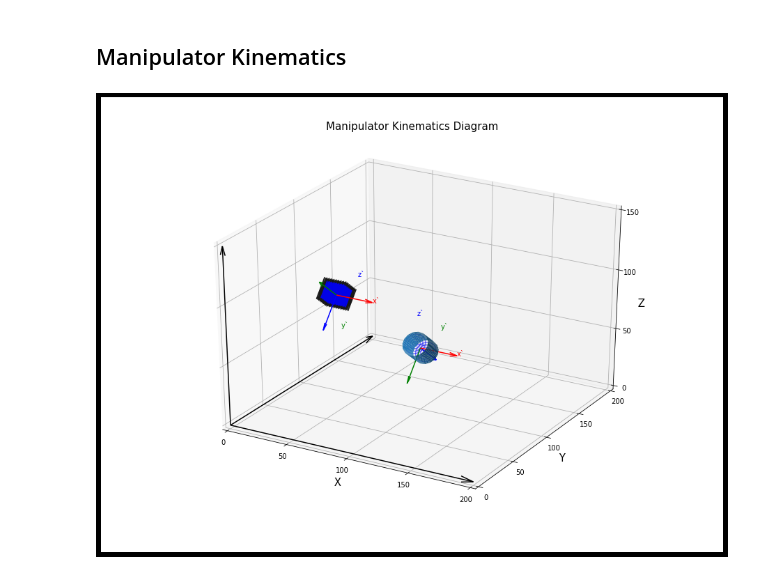
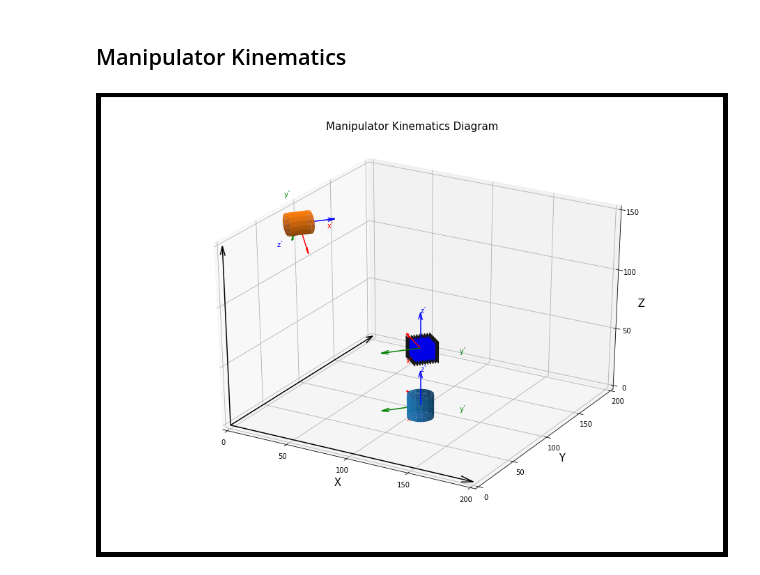
Before and after one commit to Mafeuz/Robotics, a Jupyter notebook: Manipulator Kinematics/Manipulator Kinematics.ipynb, the cells around one changed output. Saved outputs shown, nothing was run; the diff lists cells and outputs as text; code cells hidden in the pictures.

Commit message:
adjust diagram example

```diff
--- a/Manipulator Kinematics/Manipulator Kinematics.ipynb
+++ b/Manipulator Kinematics/Manipulator Kinematics.ipynb
@@ -53,36 +53,47 @@ for i in range(0, 3600, 5):
 
     # Cylinder:
     cX = 100; cY = 100; cZ = 50
     radius = 10
     height = 20
     angle = (0,0,0)
     L = 20
 
     cX = 100; cY = 100; cZ = 50
 
-    Ut3D.drawCylinder(ax, cX, cY, cZ, radius, height, (90+i,0,0))
-    Ut3D.drawFrameAxis(ax, cX, cY, cZ, -1, (i,0,0))
+    Ut3D.drawCylinder(ax, cX, cY, 0, radius, height, (0,0,i))
+    Ut3D.drawFrameAxis(ax, cX, cY, 0, 1, (0,0,i))
 
-    Ut3D.drawCube(ax, 30, cY, 80, L, (i,0,0))
-    Ut3D.drawFrameAxis(ax, 30, cY, 80, 1, (i,0,0))
+    Ut3D.drawCube(ax, cX, cY, 50, L, (0,0,i))
+    Ut3D.drawFrameAxis(ax, cX, cY, 50, 1, (0,0,i))
+
+    RX, RY, RZ = (0,0,i)
+    linkLenght = 2*i
+    lcX, lcY, lcZ = Ut3D.Rot(RX, RY, RZ).dot(np.array([linkLenght, 0, 0]))
+
+    lcX = lcX + cX
+    lcY = lcY + cY
+    lcZ = lcZ + cZ
+
+    Ut3D.drawCylinder(ax, lcX, lcY, lcZ, radius, height, (90,i,i))
+    Ut3D.drawFrameAxis(ax, lcX, lcY, lcZ, -1, (0,i,i))
 
     fig.canvas.draw()
     img = np.frombuffer(fig.canvas.tostring_rgb(), dtype=np.uint8)
-    img  = img.reshape(fig.canvas.get_width_height()[::-1] + (3,))
+    img = img.reshape(fig.canvas.get_width_height()[::-1] + (3,))
     img = cv2.cvtColor(img,cv2.COLOR_RGB2BGR)
 
     cv2.imshow("Grid", img)
 
     key = cv2.waitKey(1) or 0xff
     if key == ord('k'):
         break
 
     ax.cla()
 
     end = time.time()
 
     # print(start-end)
 
 cv2.destroyAllWindows()
 # %% [output]
-[figure, old version]
+[figure, new version]
```
